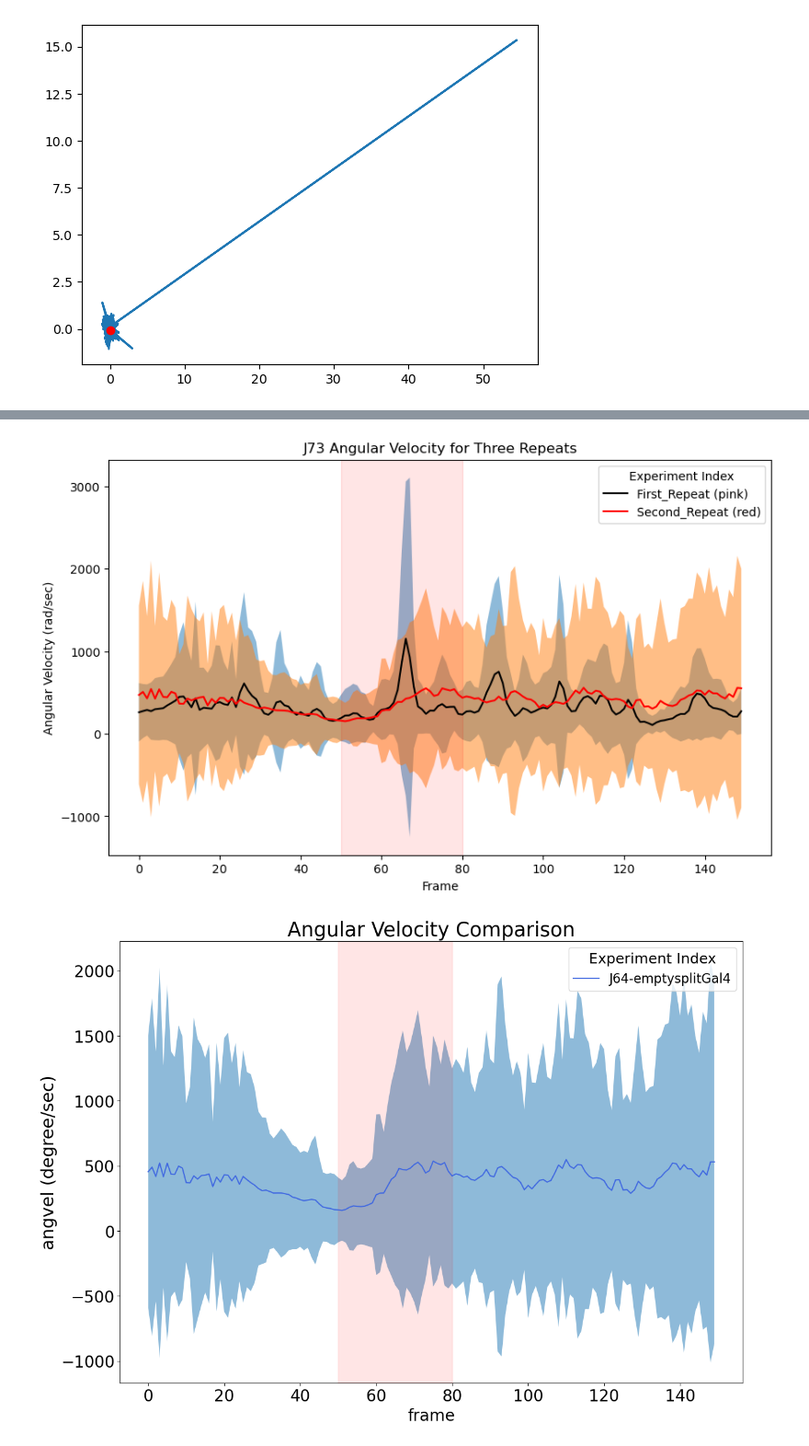
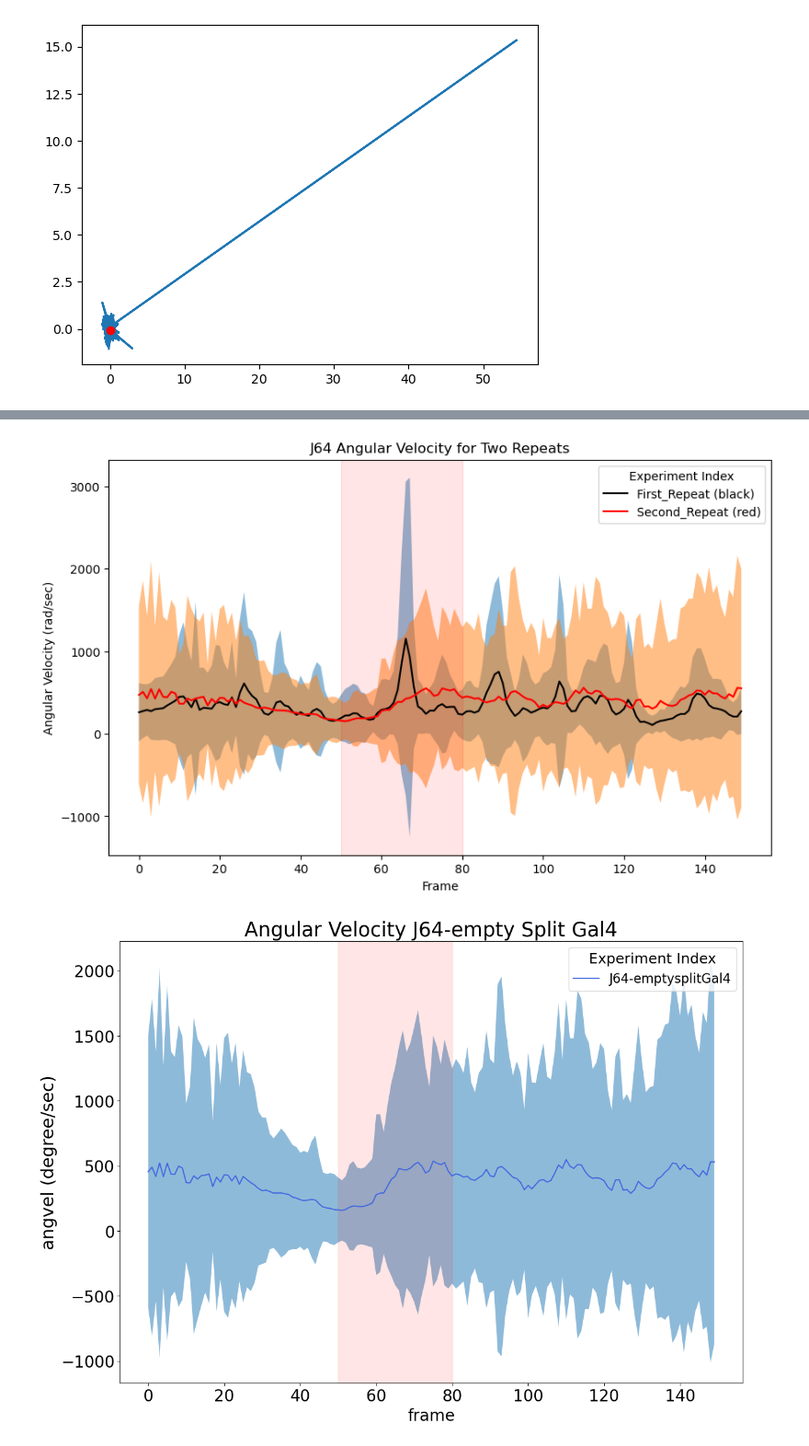
Before and after one commit to Shivammm123/FlyFlightBehavior, a Jupyter notebook: Free Flight Analysis Flies/J64xU68 Free Flight Experiment/20241206 J64xU68 Free Flight Experiment/J64xU68 empty splitGal4 experiment.ipynb, the cells around one changed output, grey strips where cells are left out. Shown at 92% size. Saved outputs shown, nothing was run; the diff lists cells and outputs as text; code cells hidden in the pictures.

```diff
--- a/Free Flight Analysis Flies/J64xU68 Free Flight Experiment/20241206 J64xU68 Free Flight Experiment/J64xU68 empty splitGal4 experiment.ipynb
+++ b/Free Flight Analysis Flies/J64xU68 Free Flight Experiment/20241206 J64xU68 Free Flight Experiment/J64xU68 empty splitGal4 experiment.ipynb
@@ -104,8 +104,8 @@ Reading C:\\Users\\pandey\\Desktop\\Braidz Files\\20240924_161949.braidz using p
  31   True -1.810677
  32  False -3.011724  )
 # %%
-data = extract_stimulus_centered_data(df, csvs["opto"])
-AngV_FirstRepeat = data['angular_velocity']
+data1 = extract_stimulus_centered_data(df, csvs["opto"])
+AngV_FirstRepeat = data1['angular_velocity']
 # %%
 import numpy as np
 import matplotlib.pyplot as plt
@@ -116,13 +116,13 @@ import matplotlib.pyplot as plt
 fig, ax = plt.subplots(figsize=(10, 6))
 
 # Plotting the angular velocities with mean and std and adding labels directly
-plot_mean_and_std(np.abs(AngV_FirstRepeat), ax=ax, label='First_Repeat (pink)', color='black')
+plot_mean_and_std(np.abs(AngV_FirstRepeat), ax=ax, label='First_Repeat (black)', color='black')
 plot_mean_and_std(np.abs(AngV_SecondRepeat), ax=ax, label='Second_Repeat (red)', color='red')
 
 # Adding labels and title
 ax.set_xlabel("Frame")
 ax.set_ylabel("Angular Velocity (rad/sec)")
-ax.set_title("J73 Angular Velocity for Three Repeats")
+ax.set_title("J64 Angular Velocity for Two Repeats")
 
 ax.axvspan(50, 80, color='red', alpha=0.1)
 
@@ -132,26 +132,26 @@ ax.legend(title="Experiment Index")
 # Show the plot
 plt.show()
 # %% [output]
-[figure, old version]
+[figure, new version]
 # %%
 AngV_J64_emptysplitGal4 = np.concatenate([AngV_FirstRepeat, AngV_SecondRepeat])
 # %%
 fig, ax = plt.subplots(figsize=(14, 10))
 plot_mean_and_std(np.abs(AngV_J64_emptysplitGal4), ax=ax, label='J64-emptysplitGal4', color='royalblue')
 ax.set_xlabel("frame", fontsize = 20)
 ax.set_ylabel("angvel (degree/sec)")
 ax.set_title("Ang_Vel Plot")
 
 
 ax.axvspan(50, 80, color='red', alpha=0.1)
 plt.legend(title="Experiment Index", fontsize=16, title_fontsize=18)
 
-plt.title("Angular Velocity Comparison", fontsize=25)
+plt.title("Angular Velocity J64-empty Split Gal4", fontsize=25)
 plt.ylabel("angvel (degree/sec)", fontsize=22)
 plt.xticks(fontsize=20)
 plt.yticks(fontsize=20)
 plt.grid(False)
 
 plt.show()
 # %% [output]
-[figure, old version]
+[figure, new version]
```
Also changed, not shown: 5 other files.
